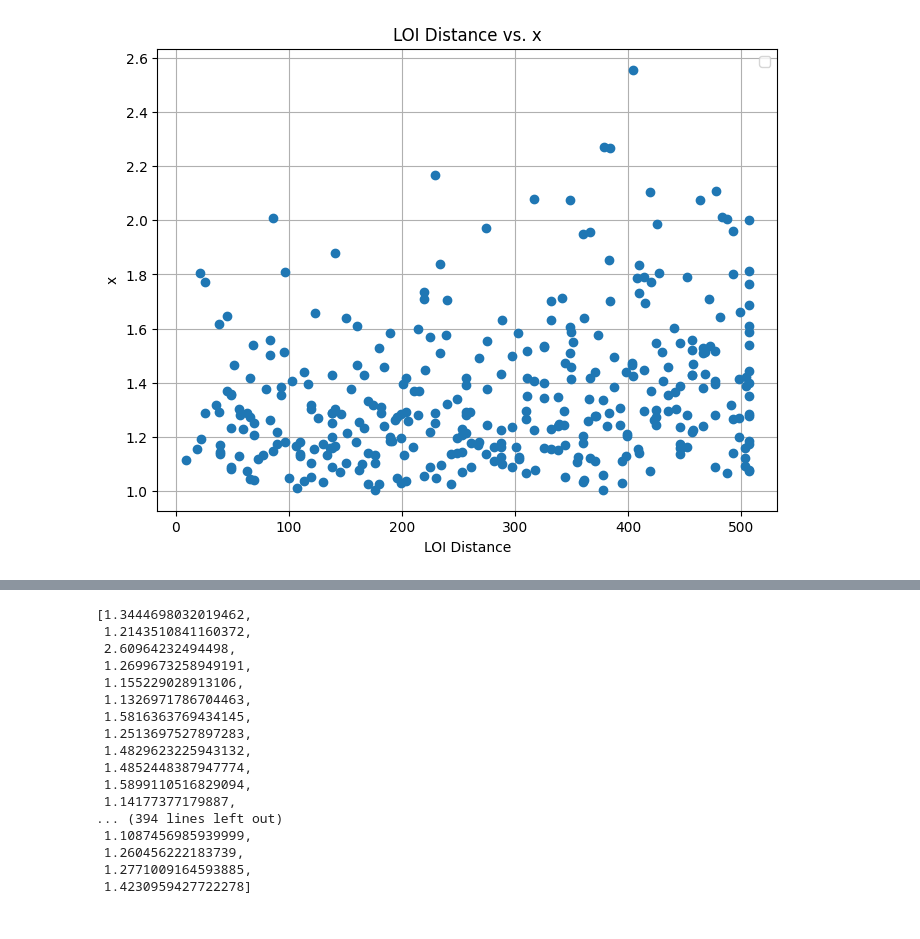
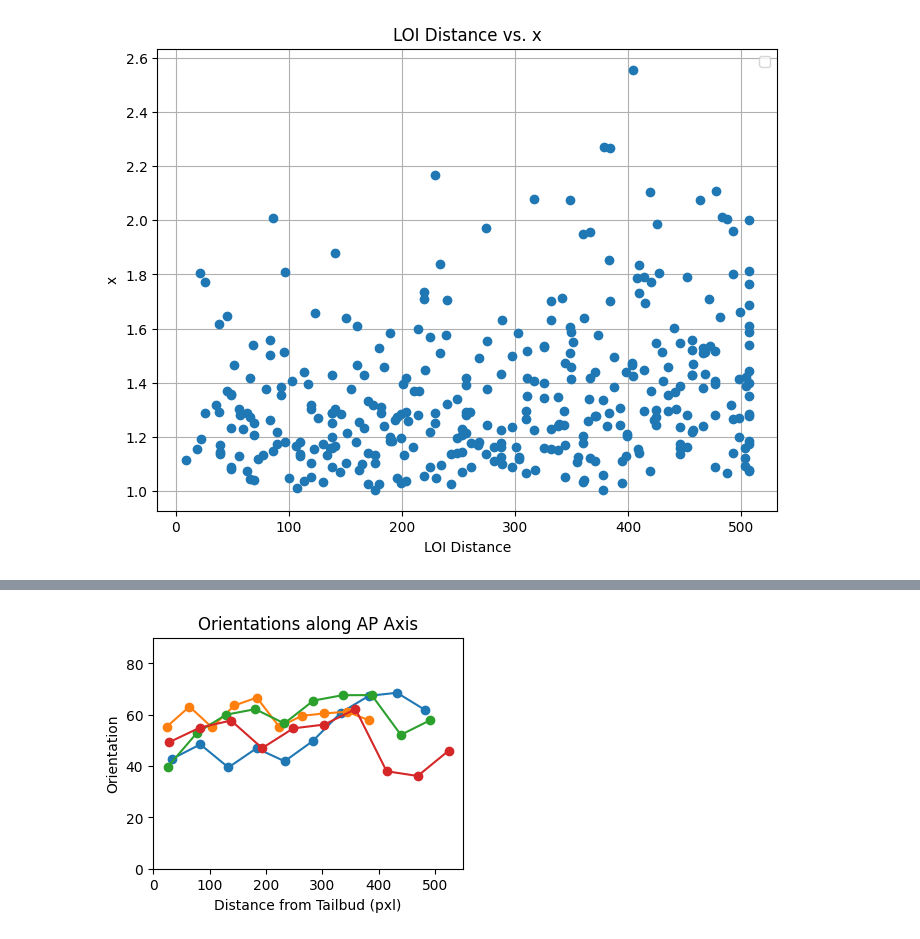
Before and after one commit to feyzanar/git-mycodes, a Jupyter notebook: 2d_mask_parameters.ipynb, the cells around one changed output, grey strips where cells are left out. Cells and saved outputs as stored; diff of their text form; code cells hidden in the pictures.

```diff
--- a/2d_mask_parameters.ipynb
+++ b/2d_mask_parameters.ipynb
@@ -636,20 +698,53 @@ plt.show()
-# %%
-angles_degrees
-# %% [output]
-[1.3444698032019462,
- 1.2143510841160372,
- 2.60964232494498,
- 1.2699673258949191,
- 1.155229028913106,
- 1.1326971786704463,
- 1.5816363769434145,
- 1.2513697527897283,
- 1.4829623225943132,
- 1.4852448387947774,
- 1.5899110516829094,
- 1.14177377179887,
-... (394 lines left out)
- 1.1087456985939999,
- 1.260456222183739,
- 1.2771009164593885,
- 1.4230959427722278]
+# %%
+# Binned Along LOI
+
+# Example: Iterate over mask groups
+plt.figure(figsize=(4, 3))
+
+for mask_group, masks in gullum_het_masks.items():
+    # Extract data for current mask group
+    angles_degrees = [mask["orientation"] if mask["orientation"] <= 90 else 180 - mask["orientation"] for mask in masks.values() if mask["roi"] and mask["aspect_ratio"] > 1.1]
+    loi_distances = [mask["loi_distance"] for mask in masks.values() if mask["roi"] and mask["aspect_ratio"] > 1.1]
+
+    # Define the number of bins
+    num_bins = 10  # Adjust the number of bins as needed
+
+    # Create the bins along the x-axis (LOI distance)
+    bin_edges = np.linspace(min(loi_distances), max(loi_distances), num_bins + 1)
+
+    # Digitize LOI distances to bin them
+    binned_indices = np.digitize(loi_distances, bin_edges)
+
+    # Compute average angles for each bin
+    binned_averages = []
+    for i in range(1, num_bins + 1):
+        # Get the indices of the masks that fall into this bin
+        bin_mask_indices = [index for j, index in enumerate(binned_indices) if index == i]
+        # Get the corresponding angles for these masks and compute the average
+        binned_angles = [angles_degrees[j] for j in range(len(angles_degrees)) if binned_indices[j] == i]
+        if binned_angles:  # Check if there are any values in the bin
+            binned_averages.append(np.mean(binned_angles))
+
+    # Compute bin centers for plotting
+    bin_centers = 0.5 * (bin_edges[:-1] + bin_edges[1:])
+
+
+    # Plot the binned data (average values per bin)
+    plt.plot(bin_centers, binned_averages, label=f'{mask_group} - Binned Average', zorder=5, marker = 'o')
+
+
+# Add labels, title, and legend
+plt.xlabel("Distance from Tailbud (pxl)")
+plt.ylabel("Orientation")
+plt.ylim([0, 90])
+plt.title("Orientations along AP Axis")
+
+# Add a legend to differentiate each mask group
+# plt.legend()
+
+
+
+# Show the plot
+plt.show()
+# %% [output]
+[figure, added]
```
Also changed, not shown: parts of 7 cells of this notebook, 1 other file.
